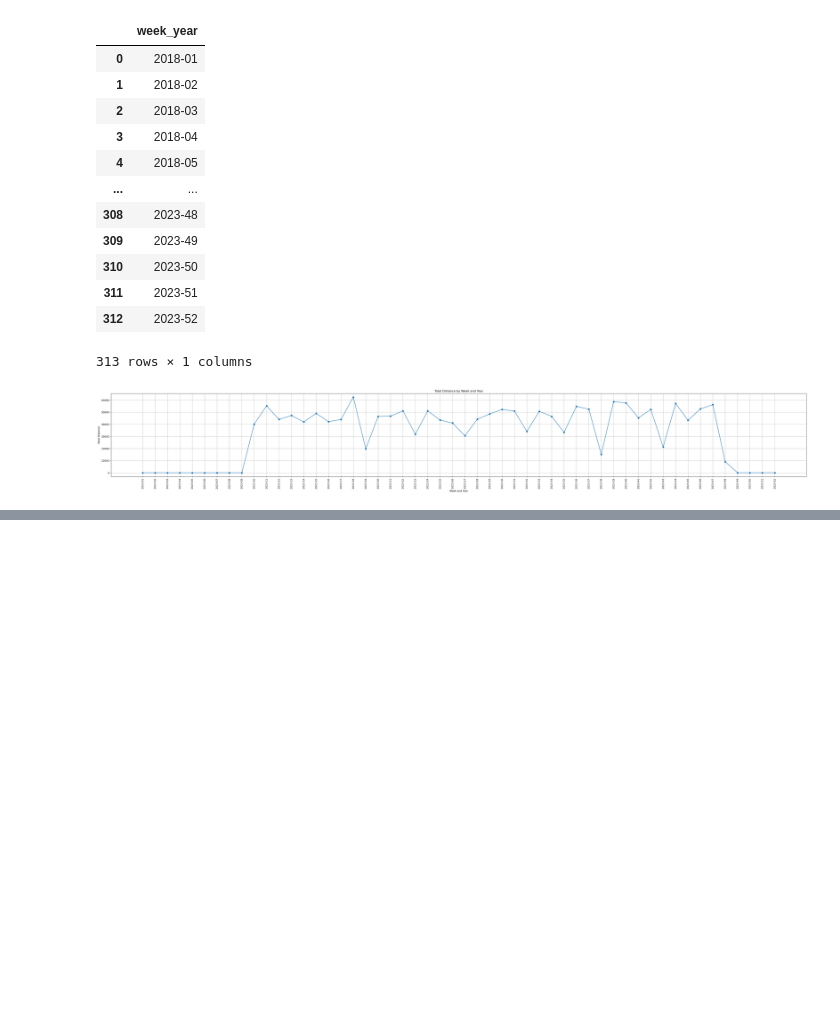
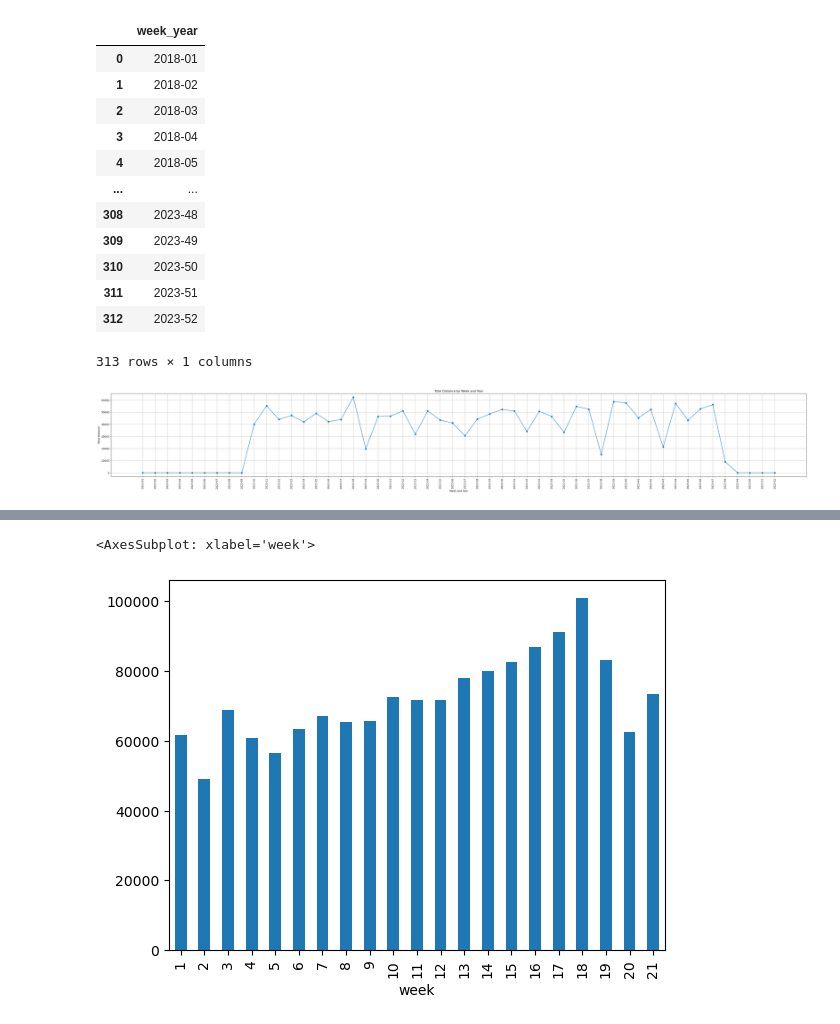
Before and after one commit to elrhmo/strava_analysis, a Jupyter notebook: strava_analysis.ipynb, the cells around one changed output, grey strips where cells are left out. Saved outputs shown, nothing was run; the diff lists cells and outputs as text; code cells hidden in the pictures; blank space fills up the shorter version.

```diff
--- a/strava_analysis.ipynb
+++ b/strava_analysis.ipynb
@@ -235,0 +381,6 @@ plt.show()
+# %%
+#Graph showing distance by week.
+runs.groupby('week').sum()['distance'].plot.bar()
+# %% [output]
+<AxesSubplot: xlabel='week'>
+[figure, added]
```
Also changed, not shown: parts of 17 cells of this notebook.
